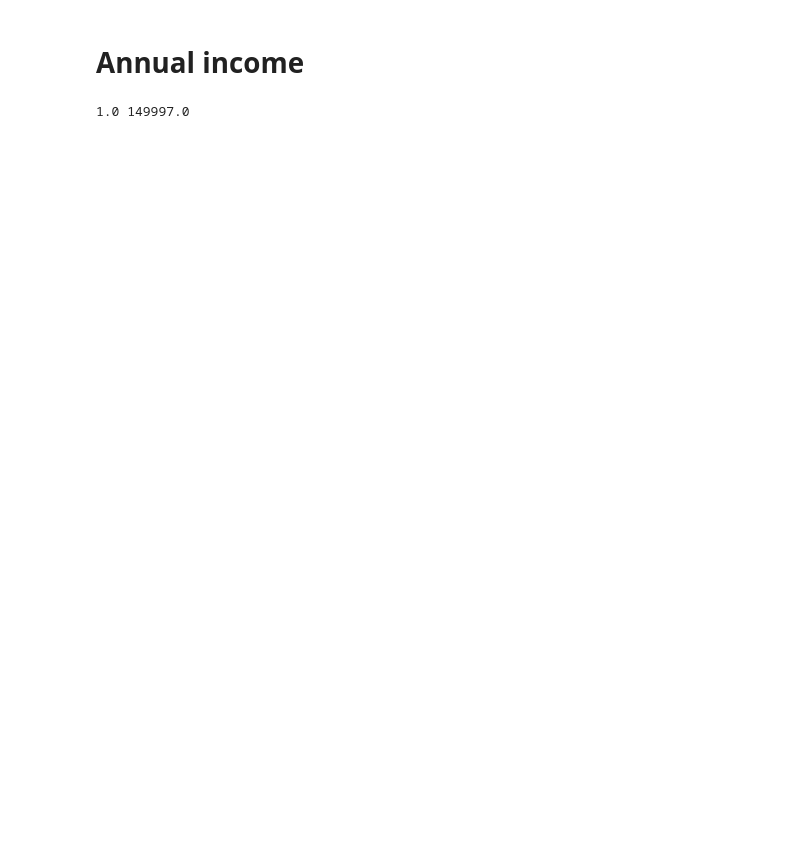
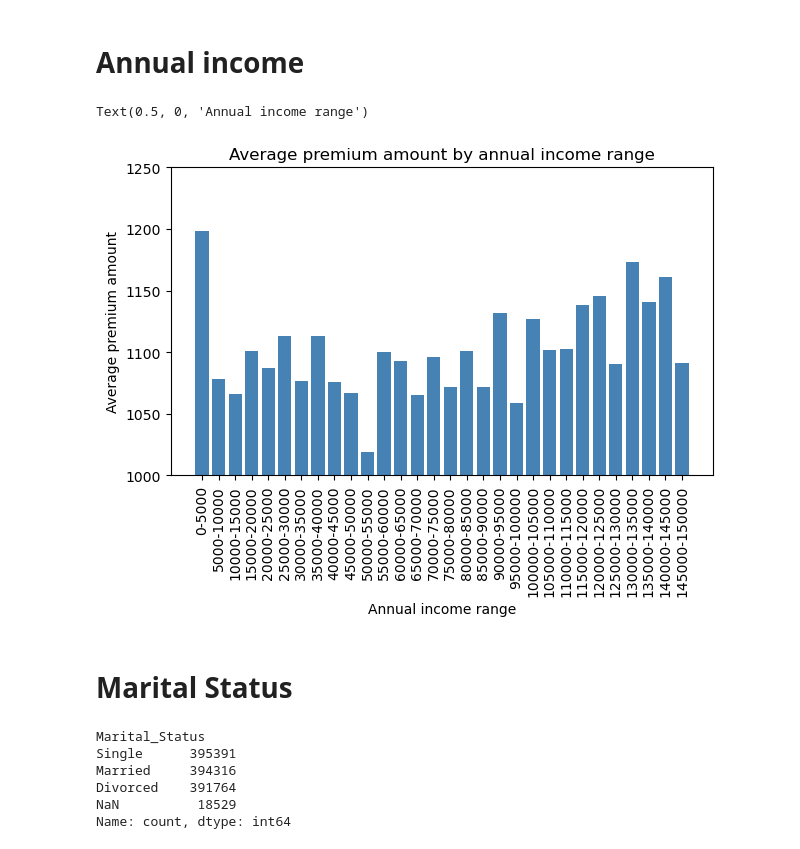
Before and after one commit to mbyczyns/Insurance---MachineLearning, a Jupyter notebook: eda-kopia.ipynb, the cells around one changed output. Cells and saved outputs as stored; diff of their text form; code cells hidden in the pictures; blank space fills up the shorter version.

```diff
--- a/eda-kopia.ipynb
+++ b/eda-kopia.ipynb
@@ -56,8 +71,28 @@ for bar in bars:
 # %% [markdown]
 # Annual income
-# %%
-min_income = df_train['Annual_Income'].min()
-max_income = df_train['Annual_Income'].max()
-print(min_income, max_income)
-# %% [output]
-1.0 149997.0
+# %%
+ranges = list(range(0,150001,5000))
+df_train['income_group'] = pd.cut(df_train['Annual_Income'], bins = ranges, right=False, labels = [f"{b}-{b+5000}" for b in ranges[:-1]])
+income_ranges = df_train[['income_group','Premium_Amount']].groupby('income_group').mean();
+# %%
+plt.figure(figsize=(7,4))
+bars = plt.bar(income_ranges.index,income_ranges['Premium_Amount'], color='steelblue')
+plt.xticks(rotation=90)
+plt.ylim(1000,1250)
+plt.title("Average premium amount by annual income range")
+plt.ylabel("Average premium amount")
+plt.xlabel("Annual income range")
+# %% [output]
+Text(0.5, 0, 'Annual income range')
+[figure, added]
+# %% [markdown]
+# Marital Status
+# %%
+df_train['Marital_Status'].value_counts(dropna=False)
+# %% [output]
+Marital_Status
+Single      395391
+Married     394316
+Divorced    391764
+NaN          18529
+Name: count, dtype: int64
```
Also changed, not shown: parts of 14 cells of this notebook, 1 other file.
